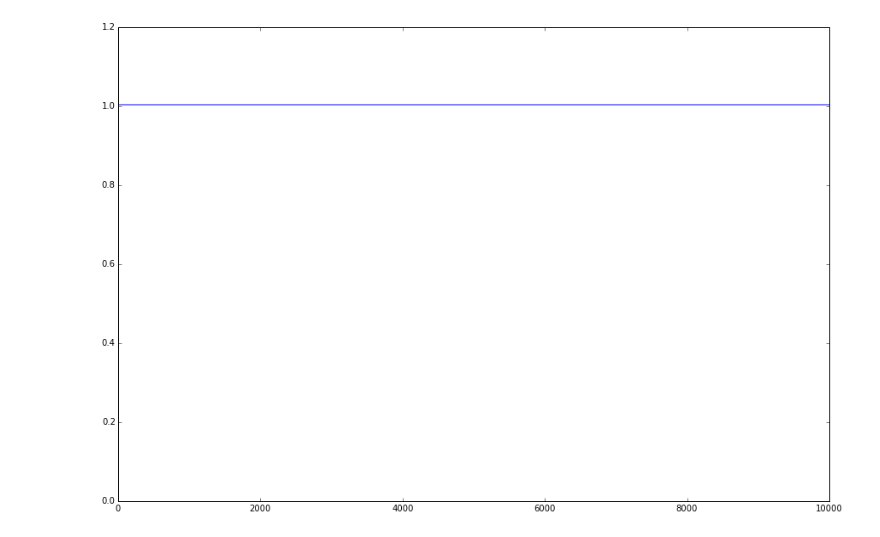
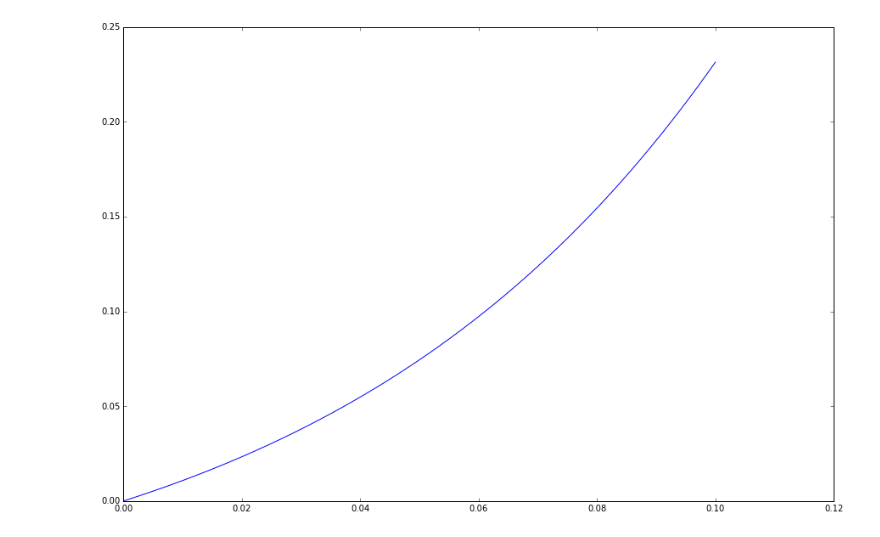
Before and after one commit to AHA-EL-CAPI/MC, a Jupyter notebook: Proyecto.ipynb, the cells around one changed output. Saved outputs shown, nothing was run; the diff lists cells and outputs as text; code cells hidden in the pictures.

```diff
--- a/Proyecto.ipynb
+++ b/Proyecto.ipynb
@@ -45,27 +6,13 @@ plt.show()
-# %%
-def f(Y):
-    return np.array([Y[1],-2*alpha*Y[0]*Y[1]])
-
-numIter = 10000 # Número de iteraciones a usar para solucionar las ecuaciones.
-
-Y = np.array([0.,1.])
-
-tmax = 10000. # Se especifica que se va a correr el método para media unidad de tiempo.
-
-t = 0.
-
-Deltat = tmax/numIter
-
-history = np.array([[t,Y[0],Y[1]]])
-
-for i in range(numIter): # Implementación del Runge Kutta para obtener los datos de la colución de las ecuaciones
-    one_Kutta4_step()         # diferenciales.
-    history = np.append(history,[[t,Y[0],Y[1]]],axis=0)
-# %%
-time = history[:,0]
-x1 = history[:,1]
-plt.figure(figsize=(15,10))
-plt.plot(time,x1)
-plt.show()
-# %% [output]
-[figure, removed]
+# %%
+alpha = -15.
+def f(Y,t):
+    return np.array([Y[1],-alpha*np.cos(Y[0])*Y[1]])
+
+times=np.linspace(0,0.1,10000)
+funsol,others=odeint(f,[0.,1.],times,full_output=True)
+
+plt.figure(figsize=(15,10))
+plt.plot(times,funsol[:,0])
+plt.show()
+# %% [output]
+[figure, added]
```
Also changed, not shown: parts of 9 cells of this notebook, 1 other file.
